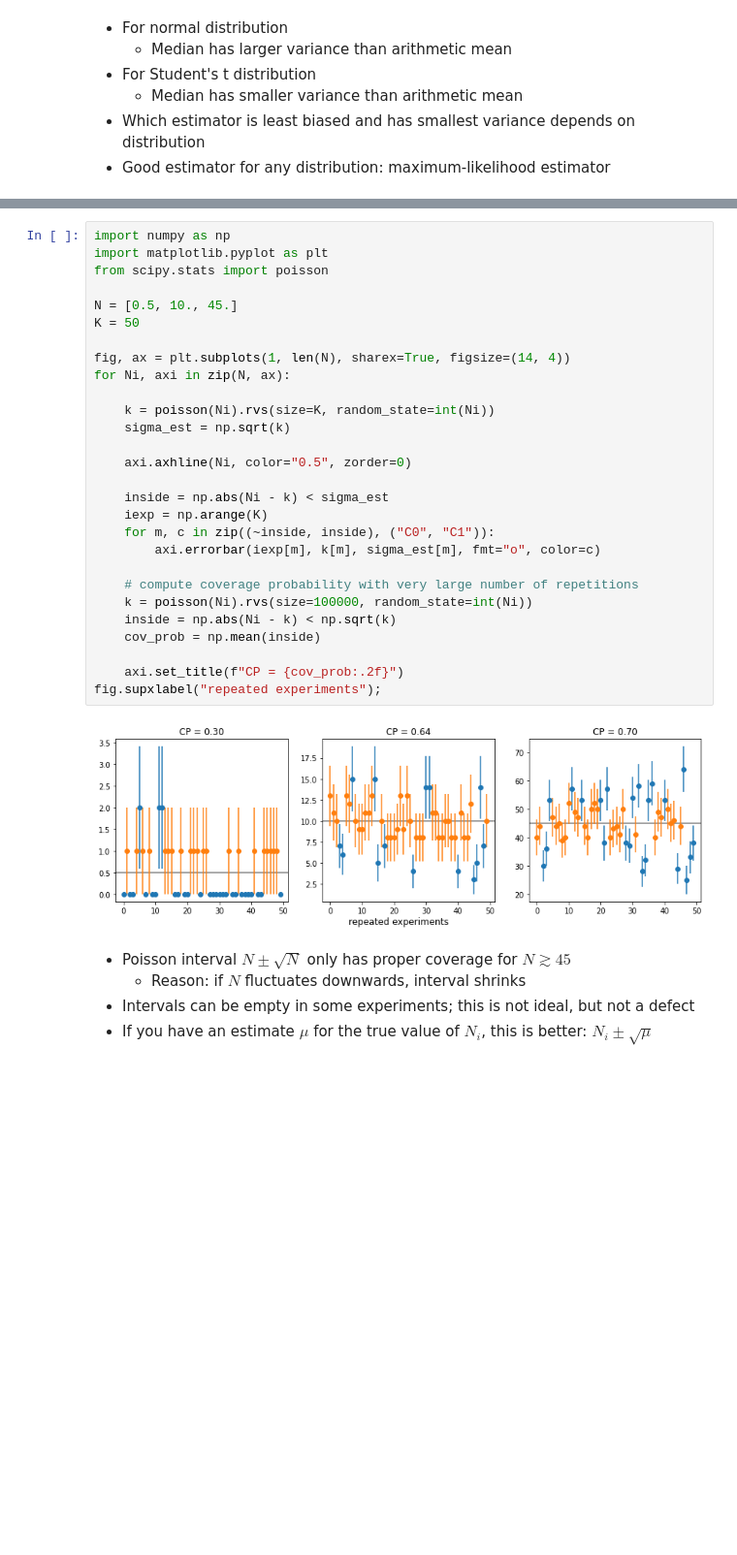
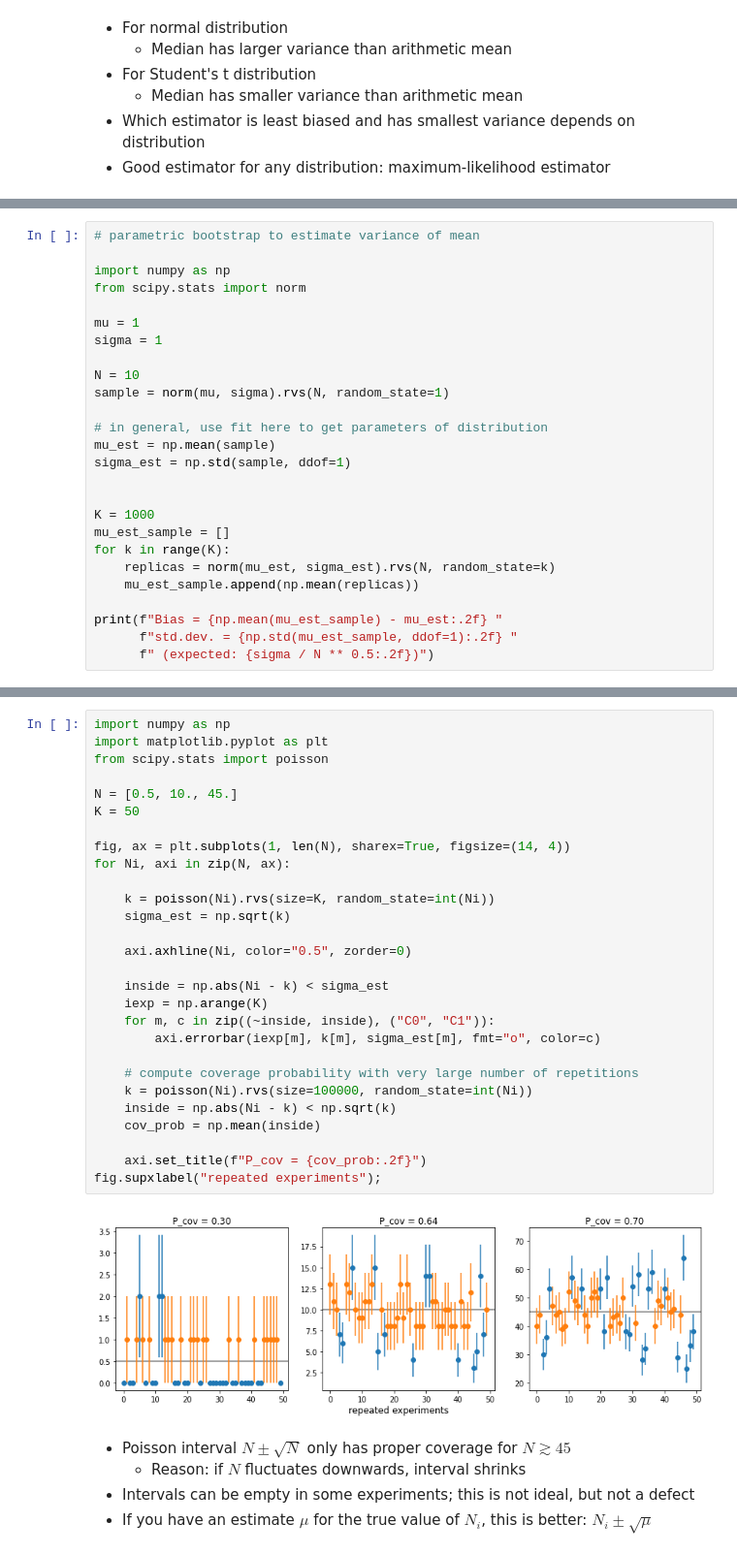
Before and after one commit to HDembinski/HDembinski.github.io, a Jupyter notebook: UncertaintiesLecture.ipynb, the cells around one changed output, grey strips where cells are left out. Shown at 97% size. Drawn from its saved outputs; the diff is of its cells as text; blank space fills up the shorter version.

```diff
--- a/UncertaintiesLecture.ipynb
+++ b/UncertaintiesLecture.ipynb
@@ -250,0 +291,26 @@ for dkey, d in dist.items():
+# %%
+# parametric bootstrap to estimate variance of mean
+
+import numpy as np
+from scipy.stats import norm
+
+mu = 1
+sigma = 1
+
+N = 10
+sample = norm(mu, sigma).rvs(N, random_state=1)
+
+# in general, use fit here to get parameters of distribution
+mu_est = np.mean(sample)
+sigma_est = np.std(sample, ddof=1)
+
+
+K = 1000
+mu_est_sample = []
+for k in range(K):
+    replicas = norm(mu_est, sigma_est).rvs(N, random_state=k)
+    mu_est_sample.append(np.mean(replicas))
+
+print(f"Bias = {np.mean(mu_est_sample) - mu_est:.2f} "
+      f"std.dev. = {np.std(mu_est_sample, ddof=1):.2f} "
+      f" (expected: {sigma / N ** 0.5:.2f})")
@@ -272,33 +394,33 @@ for dkey, d in dist.items():
 # %%
 import numpy as np
 import matplotlib.pyplot as plt
 from scipy.stats import poisson
 
 N = [0.5, 10., 45.]
 K = 50
 
 fig, ax = plt.subplots(1, len(N), sharex=True, figsize=(14, 4))
 for Ni, axi in zip(N, ax):
 
     k = poisson(Ni).rvs(size=K, random_state=int(Ni))
     sigma_est = np.sqrt(k)
 
     axi.axhline(Ni, color="0.5", zorder=0)
 
     inside = np.abs(Ni - k) < sigma_est
     iexp = np.arange(K)
     for m, c in zip((~inside, inside), ("C0", "C1")):
         axi.errorbar(iexp[m], k[m], sigma_est[m], fmt="o", color=c)
 
     # compute coverage probability with very large number of repetitions
     k = poisson(Ni).rvs(size=100000, random_state=int(Ni))
     inside = np.abs(Ni - k) < np.sqrt(k)
     cov_prob = np.mean(inside)
 
-    axi.set_title(f"CP = {cov_prob:.2f}")
+    axi.set_title(f"P_cov = {cov_prob:.2f}")
 fig.supxlabel("repeated experiments");
 # %% [output]
-[figure, old version]
+[figure, new version]
 # %% [markdown]
 * Poisson interval $N \pm \sqrt{N}$ only has proper coverage for $N \gtrsim 45$
     * Reason: if $N$ fluctuates downwards, interval shrinks
```
Also changed, not shown: parts of 25 cells of this notebook.
